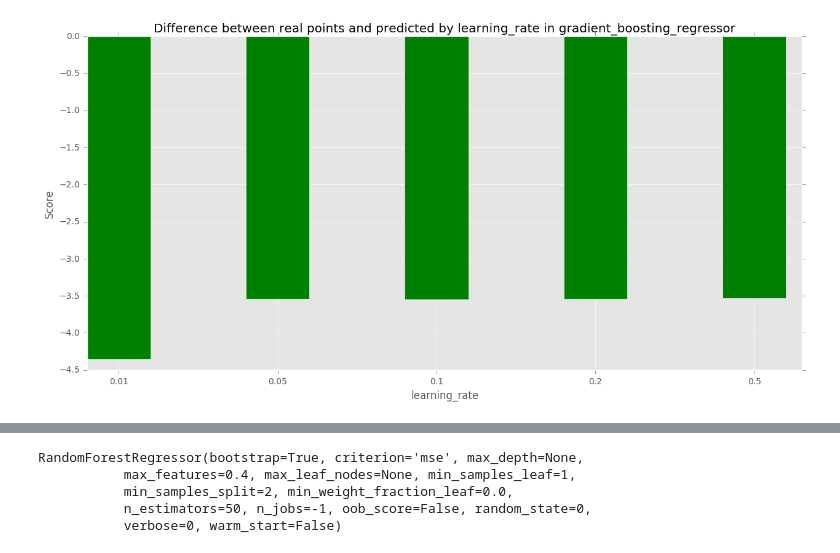
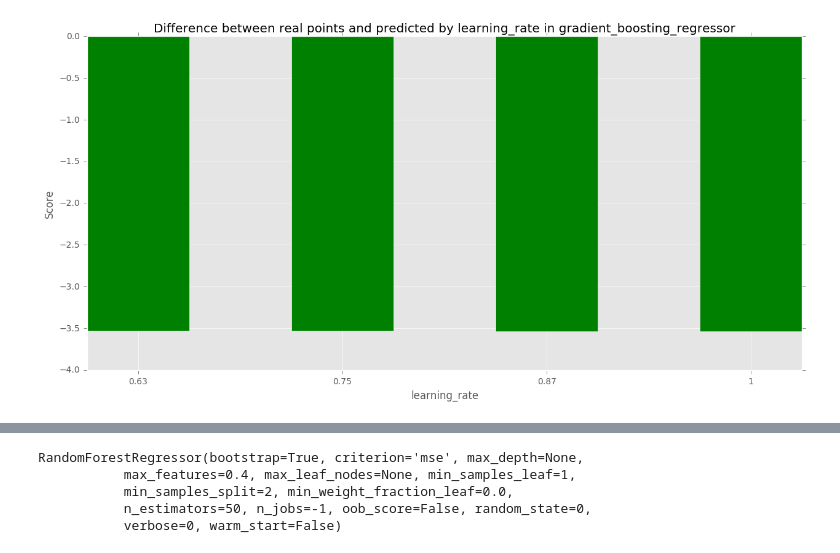
Before and after one commit to avgaydashenko/cuddly-robot, a Jupyter notebook: framework.ipynb, the cells around one changed output, grey strips where cells are left out. Cells and saved outputs as stored; diff of their text form; code cells hidden in the pictures.

```diff
--- a/framework.ipynb
+++ b/framework.ipynb
@@ -51,5 +33,5 @@ test_results
 # %%
 compare_results(function=gradient_boosting_regressor, test_results=test_results, parameter_name="learning_rate",
-                list_of_values=[0.01, 0.05, 0.1, 0.2, 0.5], train_data=train_data, train_results=train_results,
+                list_of_values=[0.63, 0.75, 0.87, 1], train_data=train_data, train_results=train_results,
                 test_data=test_data, prediction_mode='delta')
 # %% [output]
@@ -63,4 +44,4 @@ Results: [-4.3535258455752253, -3.5434919746643843, -3.5479416376760495, -3.5431
-[figure, old version]
+[figure, new version]
 # %%
 compare_results(function=gradient_boosting_regressor, test_results=test_results, parameter_name="n_estimators",
                 list_of_values=[20, 50, 100, 200], train_data=train_data, train_results=train_results,
```
Also changed, not shown: parts of 6 cells of this notebook, 3 other files.
